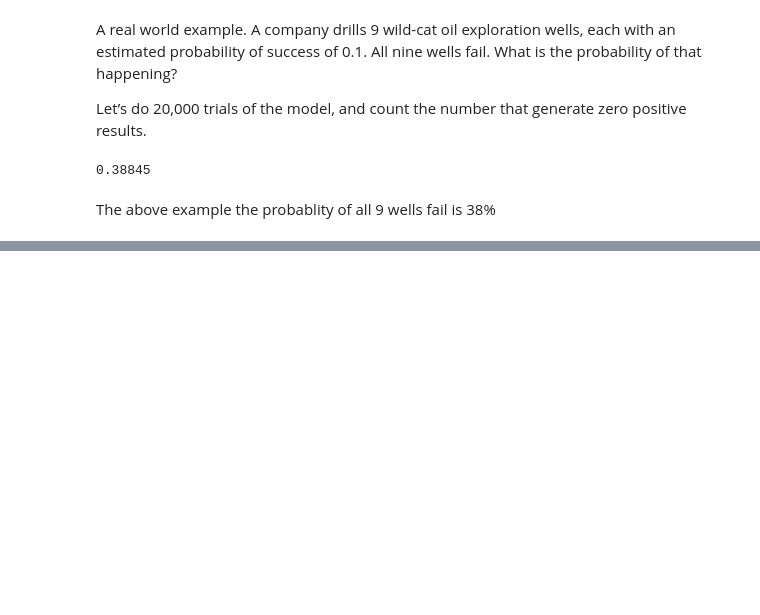
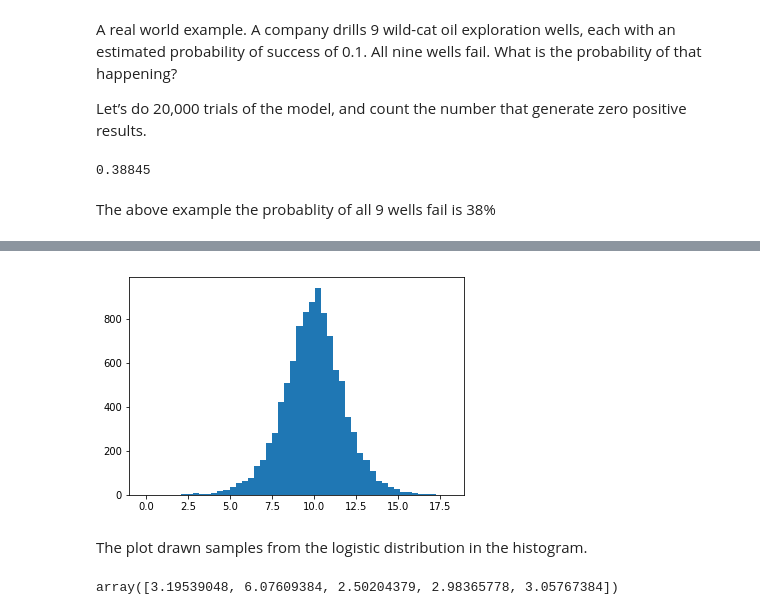
Before and after one commit to babubaskaran/numpy.random, a Jupyter notebook: Numpy_Random_Problem.ipynb, the cells around one changed output, grey strips where cells are left out. Drawn from its saved outputs; the diff is of its cells as text; code cells hidden in the pictures; blank space fills up the shorter version.

```diff
--- a/Numpy_Random_Problem.ipynb
+++ b/Numpy_Random_Problem.ipynb
@@ -76,0 +180,12 @@ The exponential distribution is one of the widely used continuous distributions.
+# %%
+loc, scale = 10, 1
+s = np.random.logistic(loc, scale, 10000)
+count, bins, ignored = plt.hist(s, bins=50)
+# %% [output]
+[figure, added]
+# %% [markdown]
+The plot drawn samples from the logistic distribution in the histogram.
+# %%
+np.random.logistic(2.3, 1.2, 5)  # 5 numbers, location=2.3, scale=1.2
+# %% [output]
+array([3.19539048, 6.07609384, 2.50204379, 2.98365778, 3.05767384])
```
Also changed, not shown: parts of 13 cells of this notebook.
